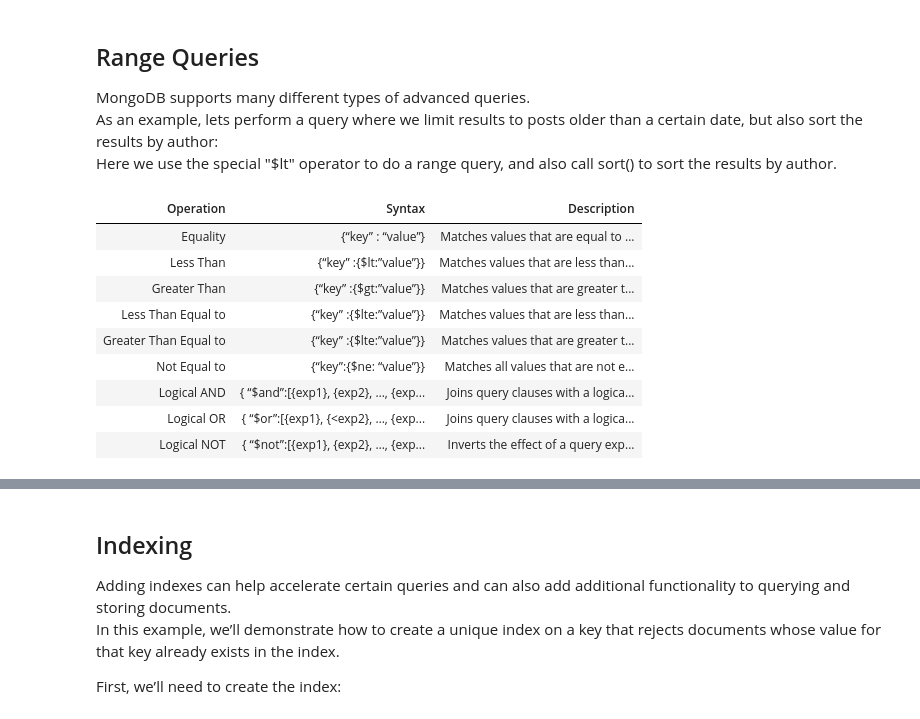
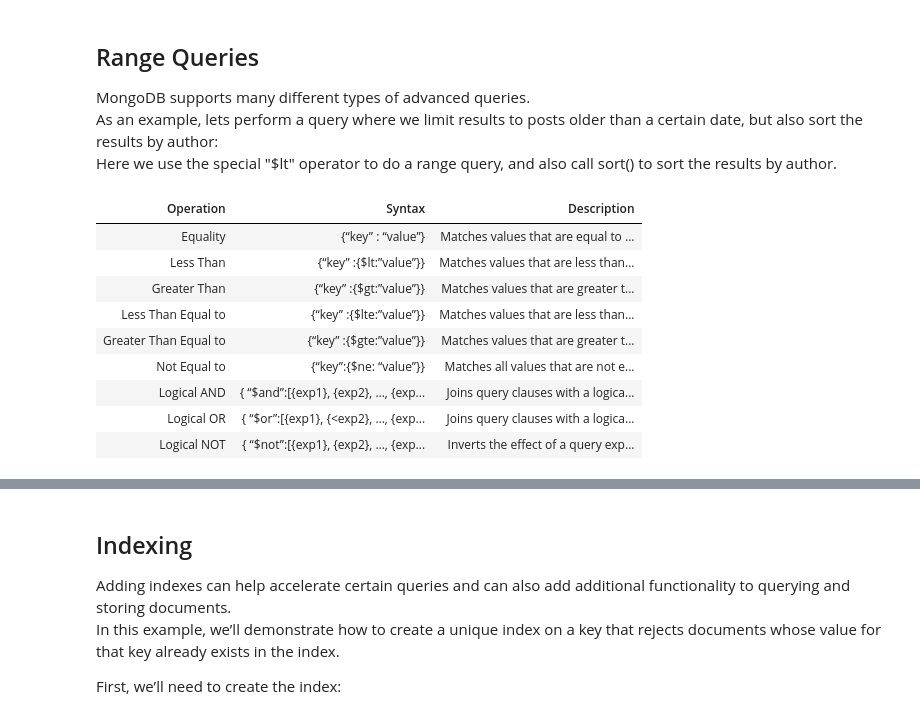
Before and after one commit to rsouza/Databases_Course, a Jupyter notebook: Notebooks/07_MongoDB.ipynb, the cells around one changed output, grey strips where cells are left out. Drawn from its saved outputs; the diff is of its cells as text; code cells hidden in the pictures.

```diff
--- a/Notebooks/07_MongoDB.ipynb
+++ b/Notebooks/07_MongoDB.ipynb
@@ -610,30 +616,30 @@ Here we use the special "$lt" operator to do a range query, and also call sort()
 # %%
 from IPython.core.display import display, HTML
 display(HTML('''
 <table class="math-table">
 <thead>
 <tr><th>Operation</th><th>Syntax</th><th>Description</th></tr>
 </thead>
 <tbody>
 <tr><td>Equality</td><td>{“key” : “value”}</td><td>Matches values that are equal to a specified value.</td></tr>
 <tr><td>Less Than</td><td>{“key” :{$lt:”value”}}</td><td>Matches values that are less than a specified value.</td></tr>
 <tr><td>Greater Than</td><td>{“key” :{$gt:”value”}}</td><td>Matches values that are greater than a specified value.</td></tr>
 <tr><td>Less Than Equal to</td><td>{“key” :{$lte:”value”}}</td><td>Matches values that are less than or equal to a specified value.</td></tr>
-<tr><td>Greater Than Equal to</td><td>{“key” :{$lte:”value”}}</td><td>Matches values that are greater than or equal to a specified value.</td></tr>
+<tr><td>Greater Than Equal to</td><td>{“key” :{$gte:”value”}}</td><td>Matches values that are greater than or equal to a specified value.</td></tr>
 <tr><td>Not Equal to</td><td>{“key”:{$ne: “value”}}</td><td>Matches all values that are not equal to a specified value.</td></tr>
 <tr><td>Logical AND</td><td>{ “$and”:[{exp1}, {exp2}, …, {expN}] }</td><td>Joins query clauses with a logical AND returns all documents that match the conditions of both clauses.</td></tr>
 <tr><td>Logical OR</td><td>{ “$or”:[{exp1}, {&lt;exp2}, …, {expN}] }</td><td>Joins query clauses with a logical OR returns all documents that match the conditions of either clause.</td></tr>
 <tr><td>Logical NOT</td><td>{ “$not”:[{exp1}, {exp2}, …, {expN}] }</td><td>Inverts the effect of a query expression and returns documents that do not match the query expression.</td></tr>
 </tbody>
 </table>
 '''))
 # %% [output]
 | Operation | Syntax | Description |
 | Equality | {“key” : “value”} | Matches values that are equal to ... |
 | Less Than | {“key” :{$lt:”value”}} | Matches values that are less than... |
 | Greater Than | {“key” :{$gt:”value”}} | Matches values that are greater t... |
 | Less Than Equal to | {“key” :{$lte:”value”}} | Matches values that are less than... |
-| Greater Than Equal to | {“key” :{$lte:”value”}} | Matches values that are greater t... |
+| Greater Than Equal to | {“key” :{$gte:”value”}} | Matches values that are greater t... |
 | Not Equal to | {“key”:{$ne: “value”}} | Matches all values that are not e... |
 | Logical AND | { “$and”:[{exp1}, {exp2}, …, {exp... | Joins query clauses with a logica... |
 | Logical OR | { “$or”:[{exp1}, {<exp2}, …, {exp... | Joins query clauses with a logica... |
```
Also changed, not shown: parts of 20 cells of this notebook.
